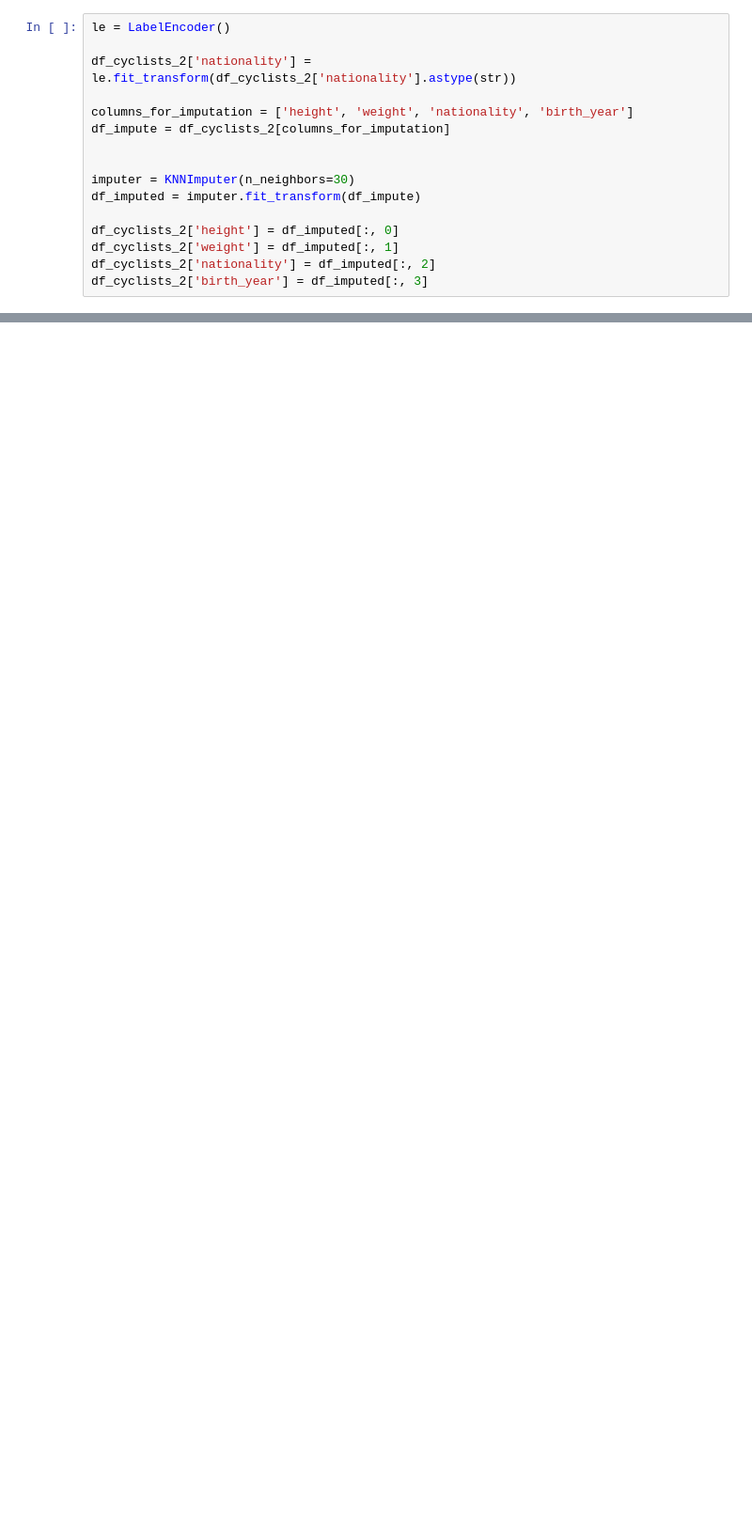
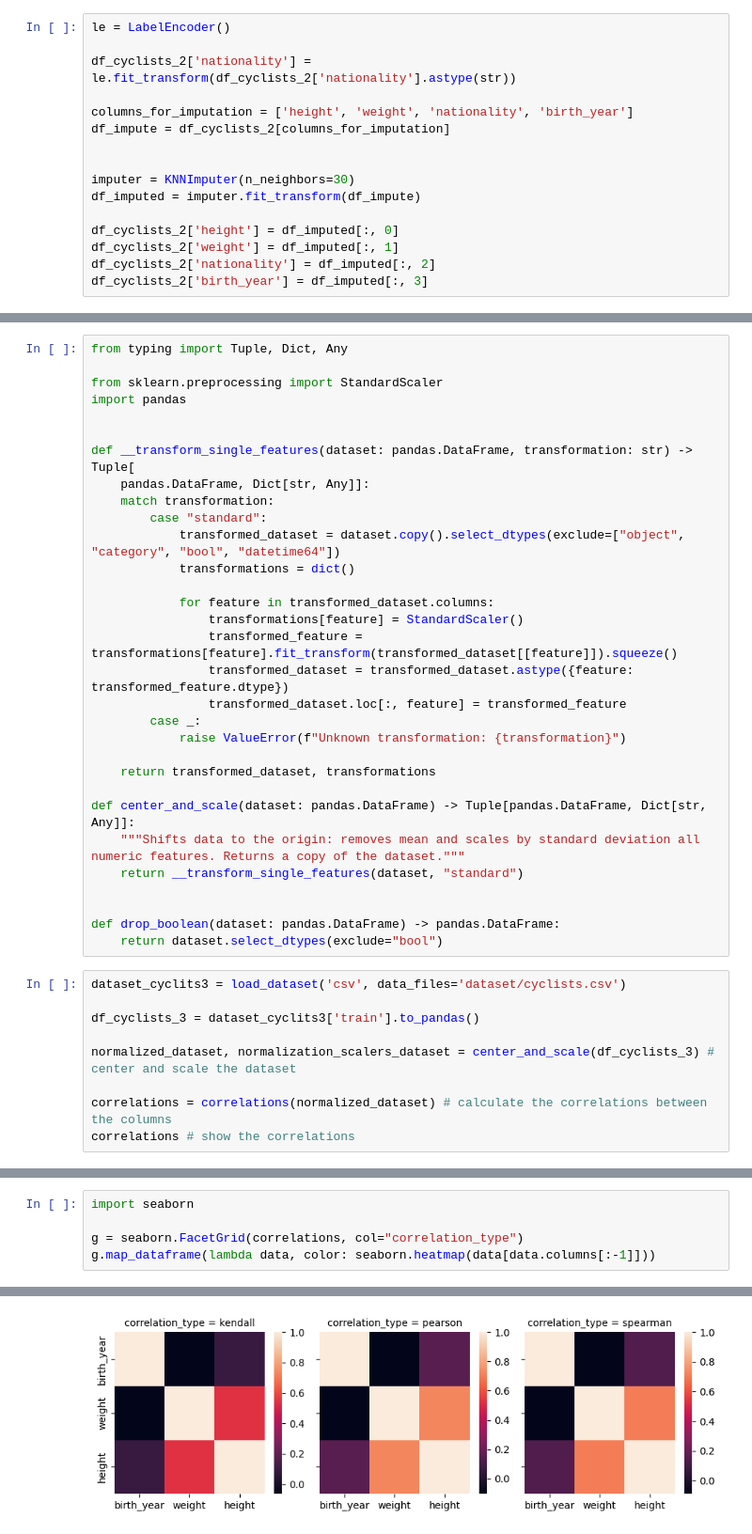
Before and after one commit to Dylan-Nico/Data-Mining-Cyclist-data, a Jupyter notebook: chiara_cyclists.ipynb, the cells around one changed output, grey strips where cells are left out. Shown at 94% size. Cells and saved outputs as stored; diff of their text form; blank space fills up the shorter version.

```diff
--- a/chiara_cyclists.ipynb
+++ b/chiara_cyclists.ipynb
@@ -294,0 +628,40 @@ df_cyclists_2.isnull().sum()
+# %%
+from typing import Tuple, Dict, Any
+
+from sklearn.preprocessing import StandardScaler
+import pandas
+
+
+def __transform_single_features(dataset: pandas.DataFrame, transformation: str) -> Tuple[
+    pandas.DataFrame, Dict[str, Any]]:
+    match transformation:
+        case "standard":
+            transformed_dataset = dataset.copy().select_dtypes(exclude=["object", "category", "bool", "datetime64"])
+            transformations = dict()
+
+            for feature in transformed_dataset.columns:
+                transformations[feature] = StandardScaler()
+                transformed_feature = transformations[feature].fit_transform(transformed_dataset[[feature]]).squeeze()
+                transformed_dataset = transformed_dataset.astype({feature: transformed_feature.dtype})
+                transformed_dataset.loc[:, feature] = transformed_feature
+        case _:
+            raise ValueError(f"Unknown transformation: {transformation}")
+
+    return transformed_dataset, transformations
+
+def center_and_scale(dataset: pandas.DataFrame) -> Tuple[pandas.DataFrame, Dict[str, Any]]:
+    """Shifts data to the origin: removes mean and scales by standard deviation all numeric features. Returns a copy of the dataset."""
+    return __transform_single_features(dataset, "standard")
+
+
+def drop_boolean(dataset: pandas.DataFrame) -> pandas.DataFrame:
+    return dataset.select_dtypes(exclude="bool")
+# %%
+dataset_cyclits3 = load_dataset('csv', data_files='dataset/cyclists.csv')
+
+df_cyclists_3 = dataset_cyclits3['train'].to_pandas()
+
+normalized_dataset, normalization_scalers_dataset = center_and_scale(df_cyclists_3) # center and scale the dataset
+
+correlations = correlations(normalized_dataset) # calculate the correlations between the columns
+correlations # show the correlations
@@ -294,0 +679,6 @@ df_cyclists_2.isnull().sum()
+# %%
+import seaborn
+
+g = seaborn.FacetGrid(correlations, col="correlation_type")
+g.map_dataframe(lambda data, color: seaborn.heatmap(data[data.columns[:-1]]))
+# %% [output]
@@ -294,0 +686 @@ df_cyclists_2.isnull().sum()
+[figure, added]
```
Also changed, not shown: parts of 54 cells of this notebook, 1 other file.
